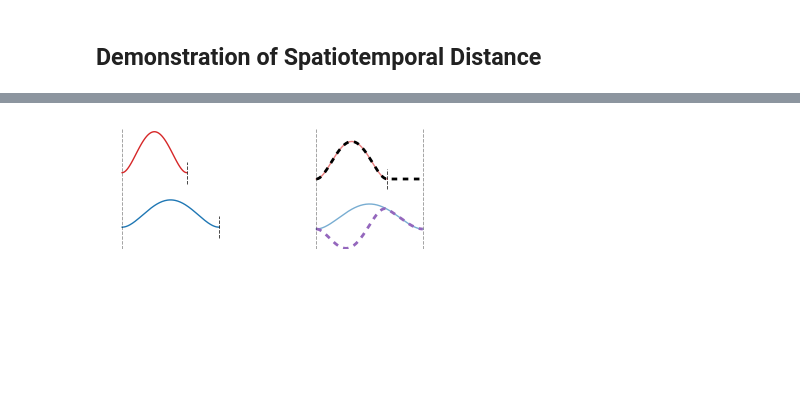
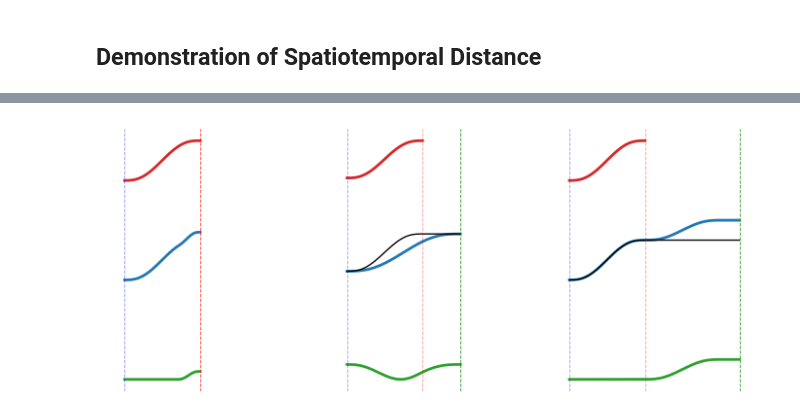
Before and after one commit to siva82kb/kinometrics, a Jupyter notebook: analysis/movement_distance.ipynb, the cells around one changed output, grey strips where cells are left out. Saved outputs shown, nothing was run; the diff lists cells and outputs as text; code cells hidden in the pictures; blank space fills up the shorter version.

```diff
--- a/analysis/movement_distance.ipynb
+++ b/analysis/movement_distance.ipynb
@@ -251,37 +133,43 @@ moves['case2'] = {
 # %%
-fig = plt.figure(figsize=(4, 1.5))
-ax = fig.add_subplot(121)
-ax.plot(moves["case1"]["t1"], moves["case1"]["m1"], color='tab:red', lw=1, alpha=1)
-# ax.plot(moves["case1"]["t2"], moves["case1"]["m1_hat"], color='k', lw=2, ls="dotted")
-ax.plot(moves["case1"]["t2"], moves["case1"]["m2"] - 2.5, color="tab:blue", lw=1)
-# ax.plot(moves["case1"]["t2"], moves["case1"]["m2"] - moves["case1"]["m1_hat"]- 2.5,
-#         color="tab:purple", lw=2, ls="dotted")
+fig = plt.figure(figsize=(7, 3))
+ax = fig.add_subplot(132)
+ax.plot(moves["case1"]["t1"], moves["case1"]["m1"], color='tab:red', lw=2)
+ax.plot(moves["case1"]["t2"], moves["case1"]["m2"] - 2.5, color="tab:blue", lw=2)
+ax.plot(moves["case1"]["t2"], moves["case1"]["m1_hat"] - 2.5, color='k', lw=1)
+ax.plot(moves["case1"]["t2"], moves["case1"]["m2"] - moves["case1"]["m1_hat"]- 5.0,
+        color="tab:green", lw=2)
 ax.axvline(0, lw=0.5, color='k', ls="dashed", dashes=(5, 2), alpha=0.5)
-ax.plot([1.0, 1.0], [-0.5, 0.5], lw=0.5, color='k', ls="dashed", dashes=(5, 2), alpha=1.0)
-ax.plot([1.5, 1.5], [-3.0, -2.0], lw=0.5, color='k', ls="dashed", dashes=(5, 2), alpha=1.0)
-# ax.axvline(1.5, lw=0.5, color='k', ls="dashed", dashes=(5, 2), alpha=0.5)
-ax.set_ylim(-3.5, 2.0)
+ax.axvline(1.0, lw=0.5, color='k', ls="dashed", dashes=(5, 2), alpha=0.5)
+ax.axvline(1.5, lw=0.5, color='k', ls="dashed", dashes=(5, 2), alpha=1.0)
 ax.set_xlim(-0.25, 2.5)
 ax.axis('off')
 
-ax = fig.add_subplot(122)
-ax.plot(moves["case1"]["t1"], moves["case1"]["m1"], color='tab:red', lw=1, alpha=0.6)
-ax.plot(moves["case1"]["t2"], moves["case1"]["m1_hat"], color='k', lw=2,
-        ls="dashed", dashes=(2, 2))
-ax.plot(moves["case1"]["t2"], moves["case1"]["m2"] - 2.5, color="tab:blue", lw=1, alpha=0.6)
-ax.plot(moves["case1"]["t2"], moves["case1"]["m2"] - moves["case1"]["m1_hat"]- 2.5,
-        color="tab:purple", lw=2, ls="dashed", dashes=(2, 2))
+ax = fig.add_subplot(133)
+ax.plot(moves["case2"]["t1"], moves["case2"]["m1"], color='tab:red', lw=2)
+ax.plot(moves["case2"]["t2"], moves["case2"]["m2"] - 2.5, color="tab:blue", lw=2)
+ax.plot(moves["case2"]["t2"], moves["case2"]["m1_hat"] - 2.5, color='k', lw=1)
+ax.plot(moves["case2"]["t2"], moves["case2"]["m2"] - moves["case2"]["m1_hat"]- 5.0,
+        color="tab:green", lw=2)
 ax.axvline(0, lw=0.5, color='k', ls="dashed", dashes=(5, 2), alpha=0.5)
-ax.plot([1.0, 1.0], [-0.5, 0.5], lw=0.5, color='k', ls="dashed", dashes=(5, 2), alpha=1.0)
-ax.axvline(1.5, lw=0.5, color='k', ls="dashed", dashes=(5, 2), alpha=0.5)
-ax.set_ylim(-3.5, 2.5)
-ax.set_xlim(-0.25, 2.25)
+ax.axvline(1, lw=0.5, color='k', ls="dashed", dashes=(5, 2), alpha=0.5)
+ax.axvline(2.25, lw=0.5, color='k', ls="dashed", dashes=(5, 2), alpha=1.0)
+ax.set_xlim(-0.25, 2.5)
+ax.axis('off')
+
+ax = fig.add_subplot(131)
+ax.plot(moves["case3"]["t"], moves["case3"]["m1"], color='tab:red', lw=2)
+ax.plot(moves["case3"]["t"], moves["case3"]["m2"] - 2.5, color="tab:blue", lw=2)
+ax.plot(moves["case3"]["t"], moves["case3"]["m2"] - moves["case2"]["m1"]- 5.0,
+        color="tab:green", lw=2)
+ax.axvline(0, lw=0.5, color='k', ls="dashed", dashes=(5, 2), alpha=0.5)
+ax.axvline(1.0, lw=0.5, color='k', ls="dashed", dashes=(5, 2), alpha=1.0)
+ax.set_xlim(-0.25, 2.5)
 ax.axis('off')
 
 plt.tight_layout()
 
 # Save figure
-fig.savefig(pathlib.Path(base_fig_dir, f"st_dist_new1.pdf"), bbox_inches="tight")
-fig.savefig(pathlib.Path(base_fig_dir, f"st_dist_new1.svg"), bbox_inches="tight")
+fig.savefig(pathlib.Path(base_fig_dir, f"st_dist_plots.pdf"), bbox_inches="tight")
+fig.savefig(pathlib.Path(base_fig_dir, f"st_dist_plots.svg"), bbox_inches="tight")
 # %% [output]
-[figure, old version]
+[figure, new version]
```
Also changed, not shown: parts of 8 cells of this notebook, 30 other files.
